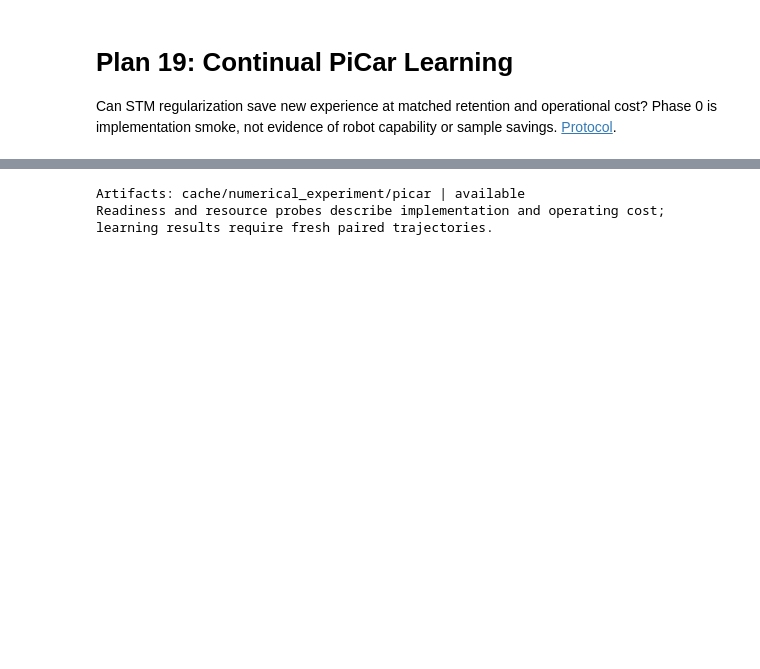
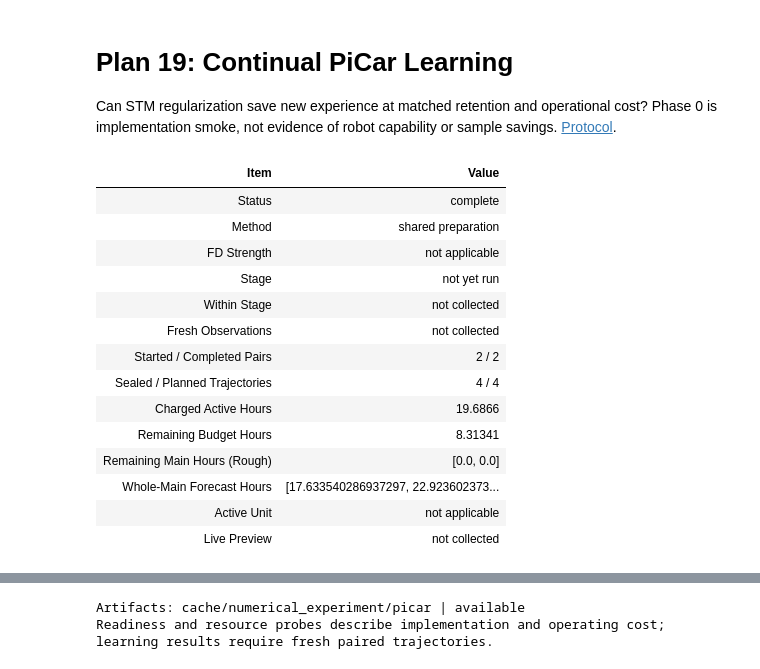
Before and after one commit to wdurno/notebooks, a Jupyter notebook: amari-chenstov-updates/numerical_experiment/picar/plan19_results.ipynb, the cells around one changed output, grey strips where cells are left out. Cells and saved outputs as stored; diff of their text form; code cells hidden in the pictures; blank space fills up the shorter version.

```diff
--- a/amari-chenstov-updates/numerical_experiment/picar/plan19_results.ipynb
+++ b/amari-chenstov-updates/numerical_experiment/picar/plan19_results.ipynb
@@ -2,3 +2,31 @@
 # Plan 19: Continual PiCar Learning
 
 Can STM regularization save new experience at matched retention and operational cost? Phase 0 is implementation smoke, not evidence of robot capability or sample savings. [Protocol](plan19.md).
+# %%
+from pathlib import Path
+import sys
+for parent in (Path.cwd(), *Path.cwd().parents):
+    if (parent / 'numerical_experiment/picar_curriculum_repair/report.py').is_file():
+        sys.path.insert(0, str(parent))
+        break
+else:
+    raise RuntimeError('Run this notebook from within the project checkout.')
+from numerical_experiment.picar_curriculum_repair import report as curriculum_report
+curriculum_snapshot = curriculum_report.load_report('/home/evan/Documents/notebooks/amari-chenstov-updates/cache/numerical_experiment/picar/phase3/curriculum-fix4-v1')
+curriculum_report.display_progress(curriculum_snapshot)
+# %% [output]
+| Item | Value |
+| Status | complete |
+| Method | shared preparation |
+| FD Strength | not applicable |
+| Stage | not yet run |
+| Within Stage | not collected |
+| Fresh Observations | not collected |
+| Started / Completed Pairs | 2 / 2 |
+| Sealed / Planned Trajectories | 4 / 4 |
+| Charged Active Hours | 19.6866 |
+| Remaining Budget Hours | 8.31341 |
+| Remaining Main Hours (Rough) | [0.0, 0.0] |
+| Whole-Main Forecast Hours | [17.633540286937297, 22.923602373... |
+| Active Unit | not applicable |
+| Live Preview | not collected |
```
Also changed, not shown: parts of 9 cells of this notebook, 28 other files.
